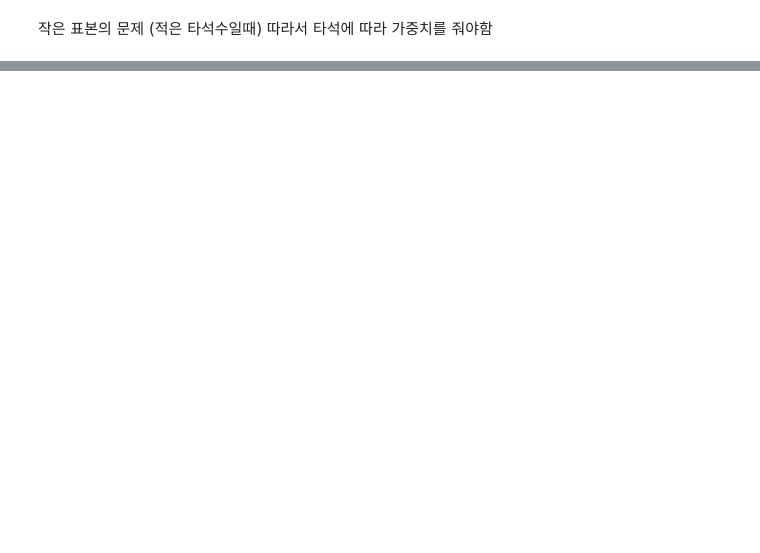
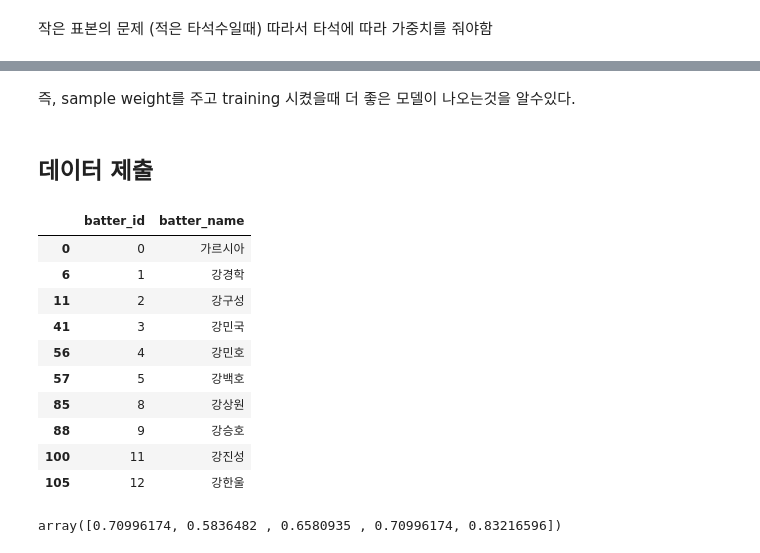
Before and after one commit to juhwakKim/kaggle, a Jupyter notebook: Dacon/Dacon_6th_tutorial2.ipynb, the cells around one changed output, grey strips where cells are left out. Saved outputs shown, nothing was run; the diff lists cells and outputs as text; code cells hidden in the pictures; blank space fills up the shorter version.

```diff
--- a/Dacon/Dacon_6th_tutorial2.ipynb
+++ b/Dacon/Dacon_6th_tutorial2.ipynb
@@ -52,0 +156,2 @@ regular.columns
+# %%
+regular = pd.read_csv("Regular_Season_batter.csv")
@@ -53,13 +160,13 @@ regular.columns
 # %%
 for j in ['avg', 'G', 'AB', 'R', 'H','2B', '3B', 'HR', 'TB', 'RBI', 'SB', 'CS', 'BB', 'HBP', 'SO', 'GDP', 'SLG', 'OBP', 'E',]:
-    lag_1_avg=[]
+    lag_1_vel=[]
     for i in range(len(regular)):
         if len(regular.loc[(regular['batter_name']==regular['batter_name'].iloc[i])&(regular['year']==regular['year'].iloc[i]-1)][j])==0:
-            lag_1_avg.append(np.nan)
+            lag_1_vel.append(np.nan)
         else:
-            lag_1_avg.append(regular.loc[(regular['batter_name']==regular['batter_name'].iloc[i])&(regular['year']==regular['year'].iloc[i]-1)][j].iloc[0])
-    regular['lag_1_'+j] = lag_1_avg
-    print(j)
+            lag_1_vel.append(regular.loc[(regular['batter_name']==regular['batter_name'].iloc[i])&(regular['year']==regular['year'].iloc[i]-1)][j].iloc[0])
+    regular['lag_1_'+j] = lag_1_vel
+    print(j) #진행과정을 보기위해
 # %% [output]
 avg
 G
@@ -156,0 +318,20 @@ mean_squared_error(real,pred,sample_weight=ab)**0.5
+# %% [markdown]
+즉, sample weight를 주고 training 시켰을때 더 좋은 모델이 나오는것을 알수있다.
+# %% [markdown]
+## 데이터 제출
+# %%
+sub = test[['batter_id','batter_name']]
+# %%
+sub.head(10)
+# %% [output]
+|  | batter_id | batter_name |
+| 0 | 0 | 가르시아 |
+| 6 | 1 | 강경학 |
+| 11 | 2 | 강구성 |
+| 41 | 3 | 강민국 |
+| 56 | 4 | 강민호 |
+| 57 | 5 | 강백호 |
+| 85 | 8 | 강상원 |
+| 88 | 9 | 강승호 |
+| 100 | 11 | 강진성 |
+| 105 | 12 | 강한울 |
@@ -156,0 +340,4 @@ mean_squared_error(real,pred,sample_weight=ab)**0.5
+# %%
+predictions[:5]
+# %% [output]
+array([0.70996174, 0.5836482 , 0.6580935 , 0.70996174, 0.83216596])
```
Also changed, not shown: parts of 57 cells of this notebook, 1 other file.
